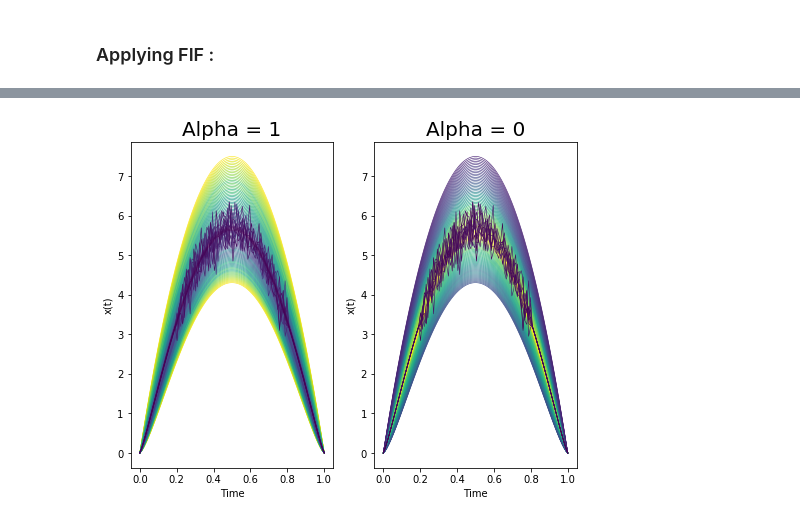
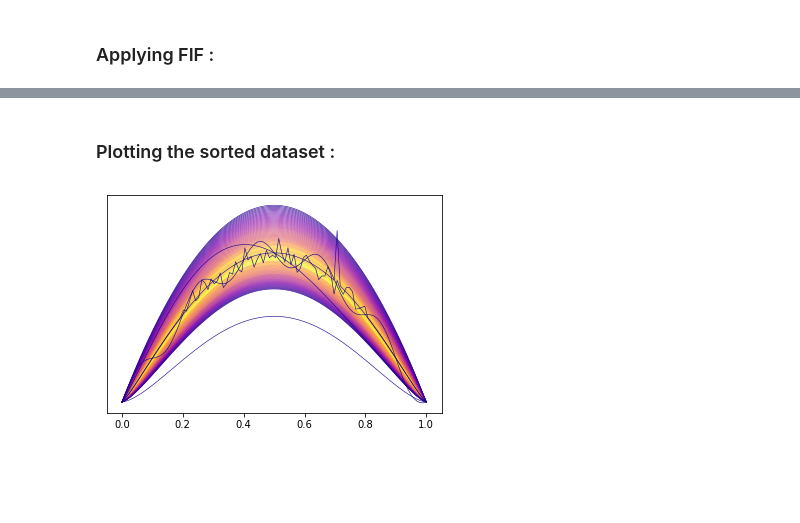
Before and after one commit to GuillaumeStaermanML/FIF, a Jupyter notebook: Code_FIF/Section_3/Section_3.ipynb, the cells around one changed output, grey strips where cells are left out. Cells and saved outputs as stored; diff of their text form; code cells hidden in the pictures; blank space fills up the shorter version.

Commit message:
Adding new examples

```diff
--- a/Code_FIF/Section_3/Section_3.ipynb
+++ b/Code_FIF/Section_3/Section_3.ipynb
@@ -9,0 +34,7 @@ import matplotlib
+# %%
+os.chdir('../Datasets')
+X_trainz = pd.read_csv('CinECGTorso_Train.csv', header = None)
+X_train = np.array(X_trainz, dtype= float )[:,1:]
+y_train = np.array(X_trainz, dtype= int )[:,0]
+time = np.linspace(0,1,X_train.shape[1])
+os.chdir('../Section_3')
@@ -9,0 +43,7 @@ import matplotlib
+# %%
+plt.figure(num=None, figsize=(6, 4), dpi=80, facecolor='w', edgecolor='k')
+for i in range(len(y_train)):
+    if (y_train[i] == 1):
+        plt.plot(time, X_train[i,:],c="b",linewidth = 0.5)
+    elif(y_train[i] == -1):
+        plt.plot(time, X_train[i,:],c="r",linewidth = 0.5)
@@ -117 +125,6 @@ S2  = F2.compute_paths()
+# %%
+# Sobolev scalar product and Gaussian wavelets dictionary :
+np.random.seed(42)
+F3  = FIForest(X, D="gaussian_wavelets", time=tps, innerproduct="auto", alpha=0.5)
+S3  = F3.compute_paths()
 # %% [markdown]
@@ -119,27 +151,23 @@ S2  = F2.compute_paths()
+# %% [markdown]
+### Plotting the sorted dataset :
 # %%
-colors = [ matplotlib.cm.viridis_r(x)
-            for x in np.linspace(0, 1, len(S2)) ]
-plt.figure(figsize=(8,6))
-plt.subplot(121)
+colors = [ matplotlib.cm.plasma_r(x)
+            for x in np.linspace(0, 1, len(S3)) ]
+plt.figure(figsize=(6,4))
 for j in range(0,len(colors)):
-    plt.plot(tps, Z[np.argsort(S1)[109-j],:], '-', c=colors[j], zorder=1, linewidth = 0.6)
-    plt.xlabel('Time')
-    plt.ylabel('x(t)')
-    plt.title('Alpha = 1', size=20)
-plt.subplot(122)
-for j in range(0,len(colors)):
-    plt.plot(tps, Z[np.argsort(S2)[j],:], '-', c=colors[j], zorder=1, linewidth = 0.6)
-    plt.xlabel('Time')
-    plt.ylabel('x(t)')
-    plt.title('Alpha = 0', size=20)
+    plt.plot(tps, X[np.argsort(S3)[j],:], '-', c=colors[j], zorder=1, linewidth = 0.6)
+    #plt.xlabel('Time')
+    #plt.ylabel('x(t)')
+    #plt.title('Alpha = 1', size=20)
 
 
 
 sm = plt.cm.ScalarMappable(cmap=matplotlib.cm.viridis_r,
 
                                    norm=plt.Normalize(vmin=0, vmax=1))
-
+plt.yticks([])
 sm._A = []
+#plt.savefig('anomaly_example_rank.pdf')
 plt.show()
 # %% [output]
-[figure, old version]
+[figure, new version]
```
Also changed, not shown: parts of 31 cells of this notebook, 15 other files.
